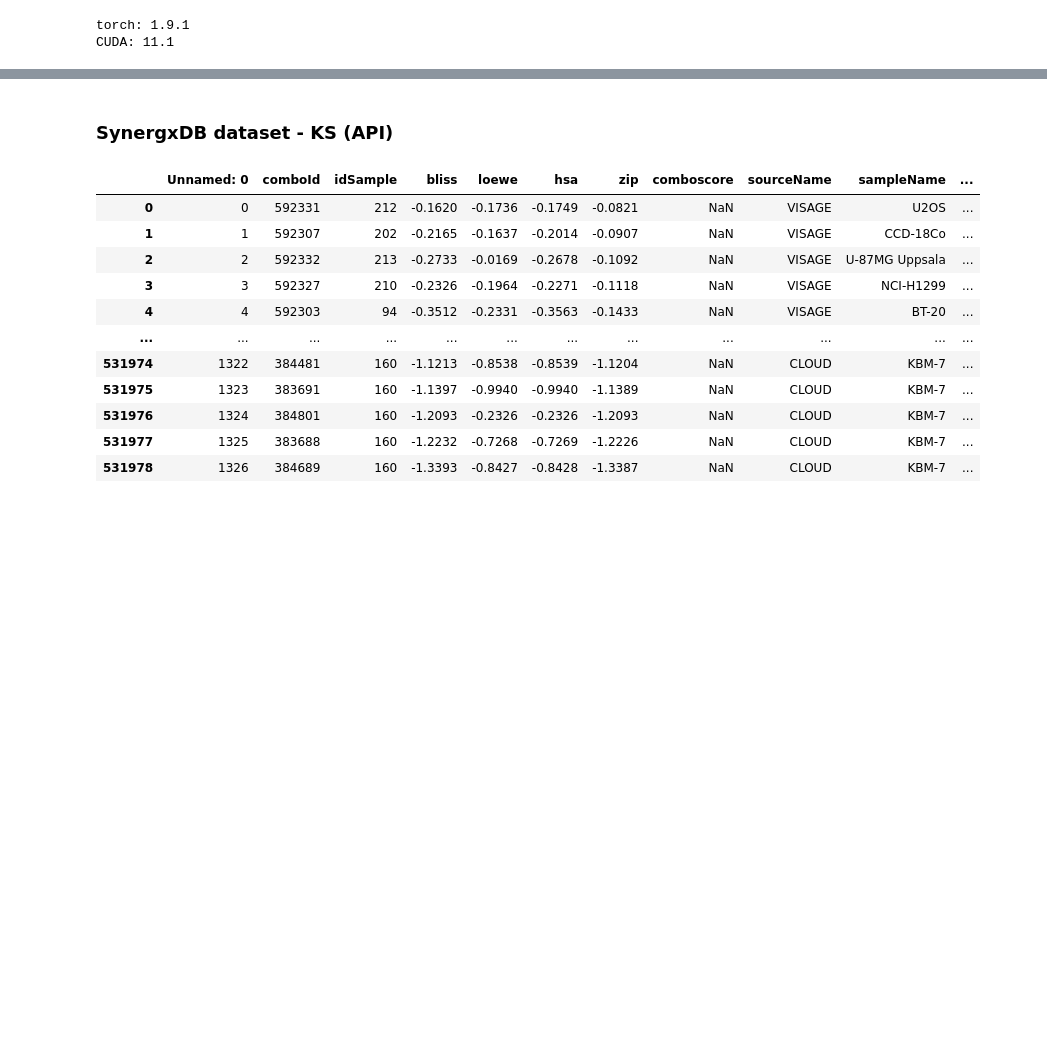
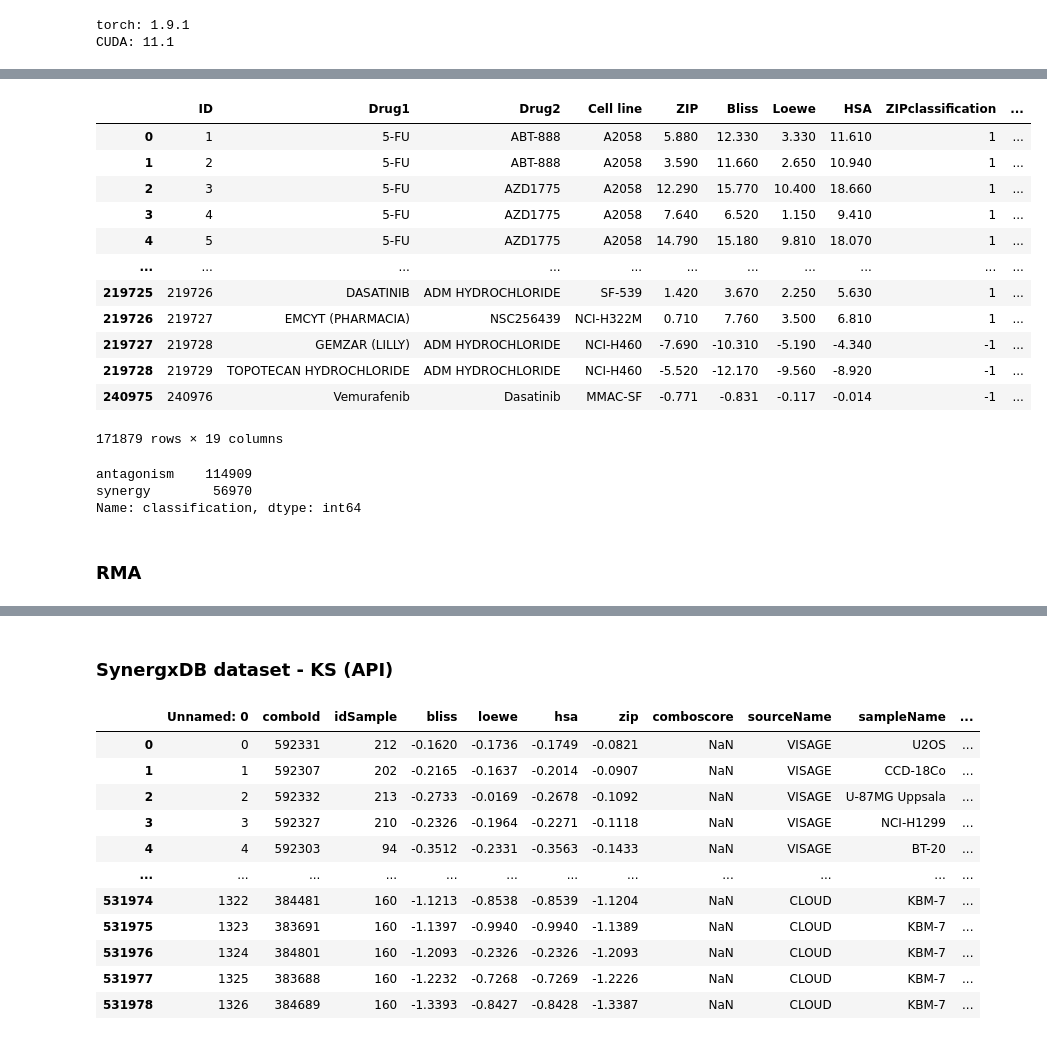
Before and after one commit to uzh-dqbm-cmi/graphnn, a Jupyter notebook: notebooks/DeepAdr_preprocessing-SynergxDB.ipynb, the cells around one changed output, grey strips where cells are left out. Saved outputs shown, nothing was run; the diff lists cells and outputs as text; code cells hidden in the pictures; blank space fills up the shorter version.

```diff
--- a/notebooks/DeepAdr_preprocessing-SynergxDB.ipynb
+++ b/notebooks/DeepAdr_preprocessing-SynergxDB.ipynb
@@ -77,0 +174,25 @@ CUDA: 11.1
+# %%
+df_drugcombdb = df_drugcombdb.dropna().astype({"cosmicId":int})
+df_drugcombdb
+# %% [output]
+|  | ID | Drug1 | Drug2 | Cell line | ZIP | Bliss | Loewe | HSA | ZIPclassification | ... |
+| 0 | 1 | 5-FU | ABT-888 | A2058 | 5.880 | 12.330 | 3.330 | 11.610 | 1 | ... |
+| 1 | 2 | 5-FU | ABT-888 | A2058 | 3.590 | 11.660 | 2.650 | 10.940 | 1 | ... |
+| 2 | 3 | 5-FU | AZD1775 | A2058 | 12.290 | 15.770 | 10.400 | 18.660 | 1 | ... |
+| 3 | 4 | 5-FU | AZD1775 | A2058 | 7.640 | 6.520 | 1.150 | 9.410 | 1 | ... |
+| 4 | 5 | 5-FU | AZD1775 | A2058 | 14.790 | 15.180 | 9.810 | 18.070 | 1 | ... |
+| ... | ... | ... | ... | ... | ... | ... | ... | ... | ... | ... |
+| 219725 | 219726 | DASATINIB | ADM HYDROCHLORIDE | SF-539 | 1.420 | 3.670 | 2.250 | 5.630 | 1 | ... |
+| 219726 | 219727 | EMCYT (PHARMACIA) | NSC256439 | NCI-H322M | 0.710 | 7.760 | 3.500 | 6.810 | 1 | ... |
+| 219727 | 219728 | GEMZAR (LILLY) | ADM HYDROCHLORIDE | NCI-H460 | -7.690 | -10.310 | -5.190 | -4.340 | -1 | ... |
+| 219728 | 219729 | TOPOTECAN HYDROCHLORIDE | ADM HYDROCHLORIDE | NCI-H460 | -5.520 | -12.170 | -9.560 | -8.920 | -1 | ... |
+| 240975 | 240976 | Vemurafenib | Dasatinib | MMAC-SF | -0.771 | -0.831 | -0.117 | -0.014 | -1 | ... |
+171879 rows × 19 columns
+# %%
+df_drugcombdb.classification.value_counts()
+# %% [output]
+antagonism    114909
+synergy        56970
+Name: classification, dtype: int64
+# %% [markdown]
+### RMA
```
Also changed, not shown: parts of 44 cells of this notebook, 2 other files.
